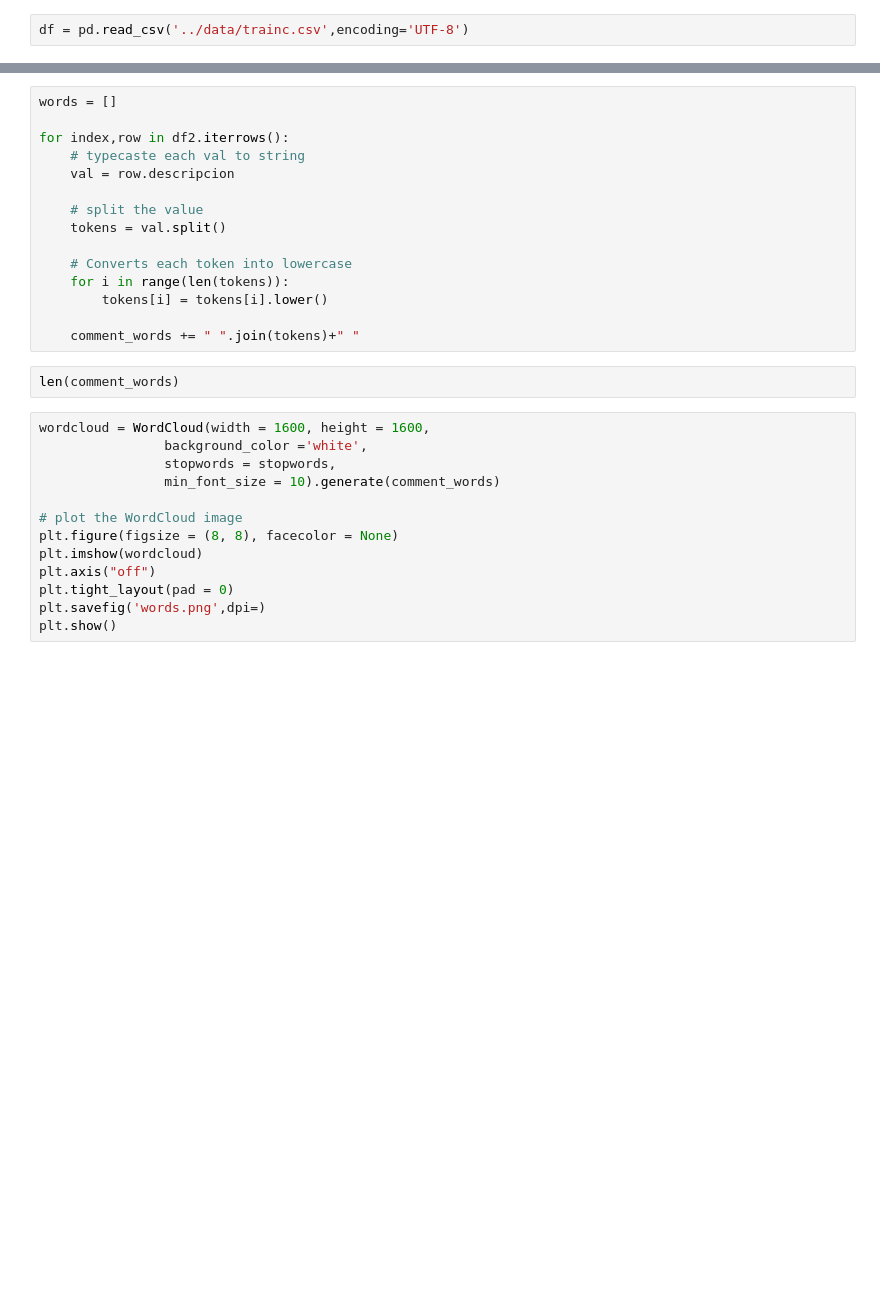
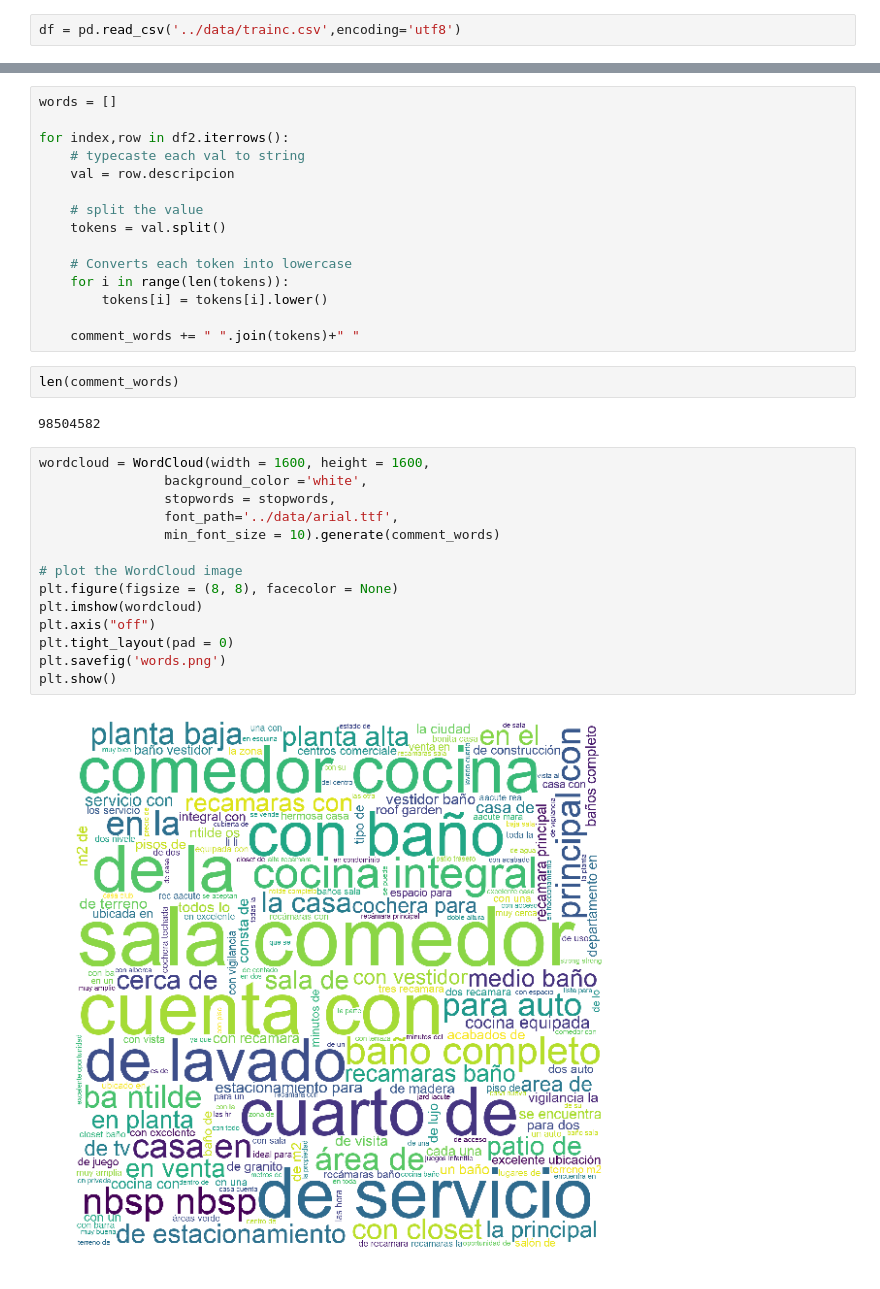
Before and after one commit to wgbusch/mt, a Jupyter notebook: tp3/notebooks/Analisis palabras.ipynb, the cells around one changed output, grey strips where cells are left out. Saved outputs shown, nothing was run; the diff lists cells and outputs as text; blank space fills up the shorter version.

```diff
--- a/tp3/notebooks/Analisis palabras.ipynb
+++ b/tp3/notebooks/Analisis palabras.ipynb
@@ -10,7 +10,7 @@ from wordcloud import WordCloud, STOPWORDS, ImageColorGenerator
 pd.options.display.max_columns = 500 # this will set limit of columns to 500
 import re
 # %%
-df = pd.read_csv('../data/trainc.csv',encoding='UTF-8')
+df = pd.read_csv('../data/trainc.csv',encoding='utf8')
 # %%
 df.head(3)
 # %% [output]
@@ -44,16 +44,21 @@ for index,row in df2.iterrows():
     comment_words += " ".join(tokens)+" "
 # %%
 len(comment_words)
+# %% [output]
+98504582
 # %%
 wordcloud = WordCloud(width = 1600, height = 1600,
                 background_color ='white',
                 stopwords = stopwords,
+                font_path='../data/arial.ttf',
                 min_font_size = 10).generate(comment_words)
 
 # plot the WordCloud image
 plt.figure(figsize = (8, 8), facecolor = None)
 plt.imshow(wordcloud)
 plt.axis("off")
 plt.tight_layout(pad = 0)
-plt.savefig('words.png',dpi=)
+plt.savefig('words.png')
 plt.show()
+# %% [output]
+[figure, added]
```
Also changed, not shown: parts of 39 cells of this notebook.
